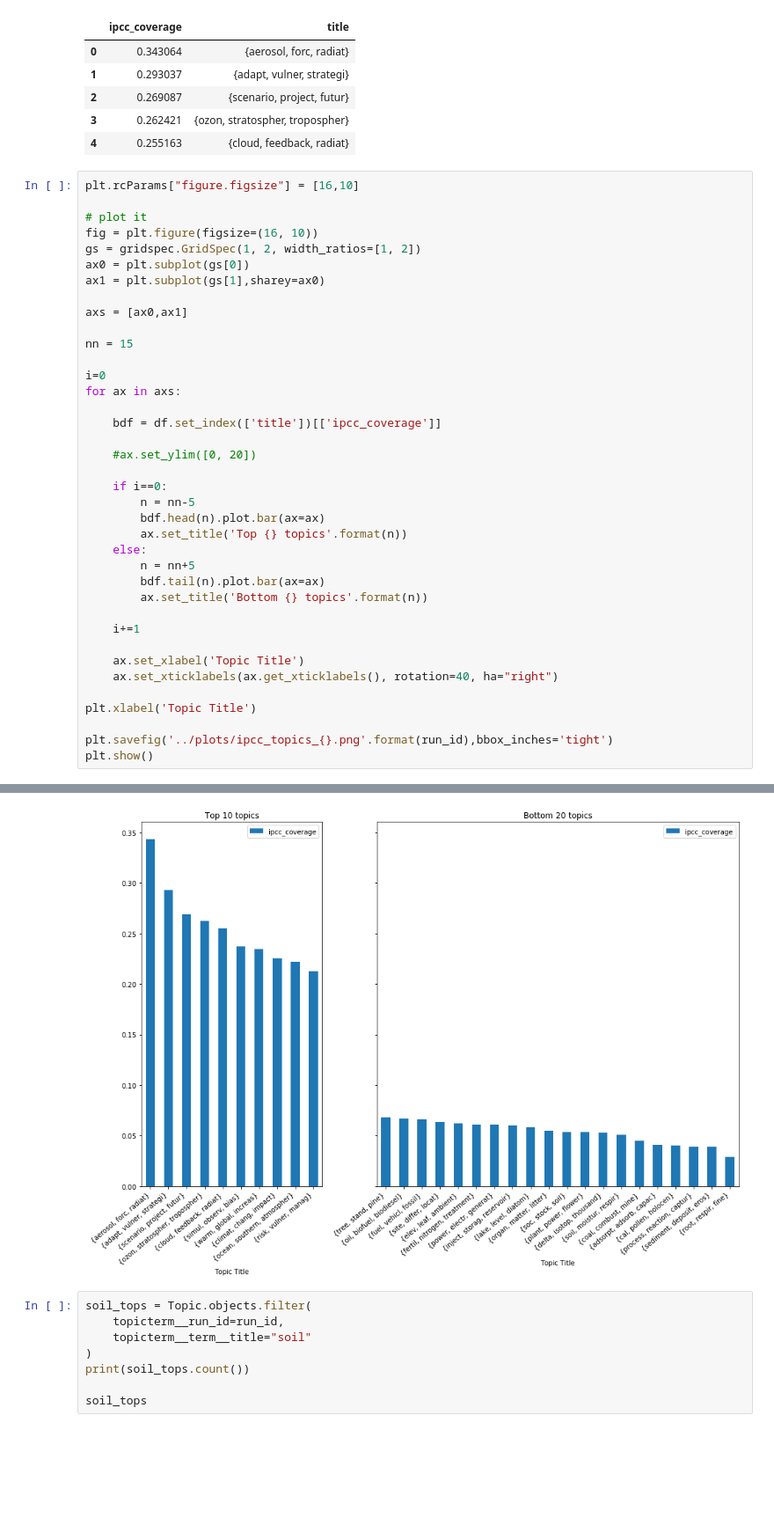
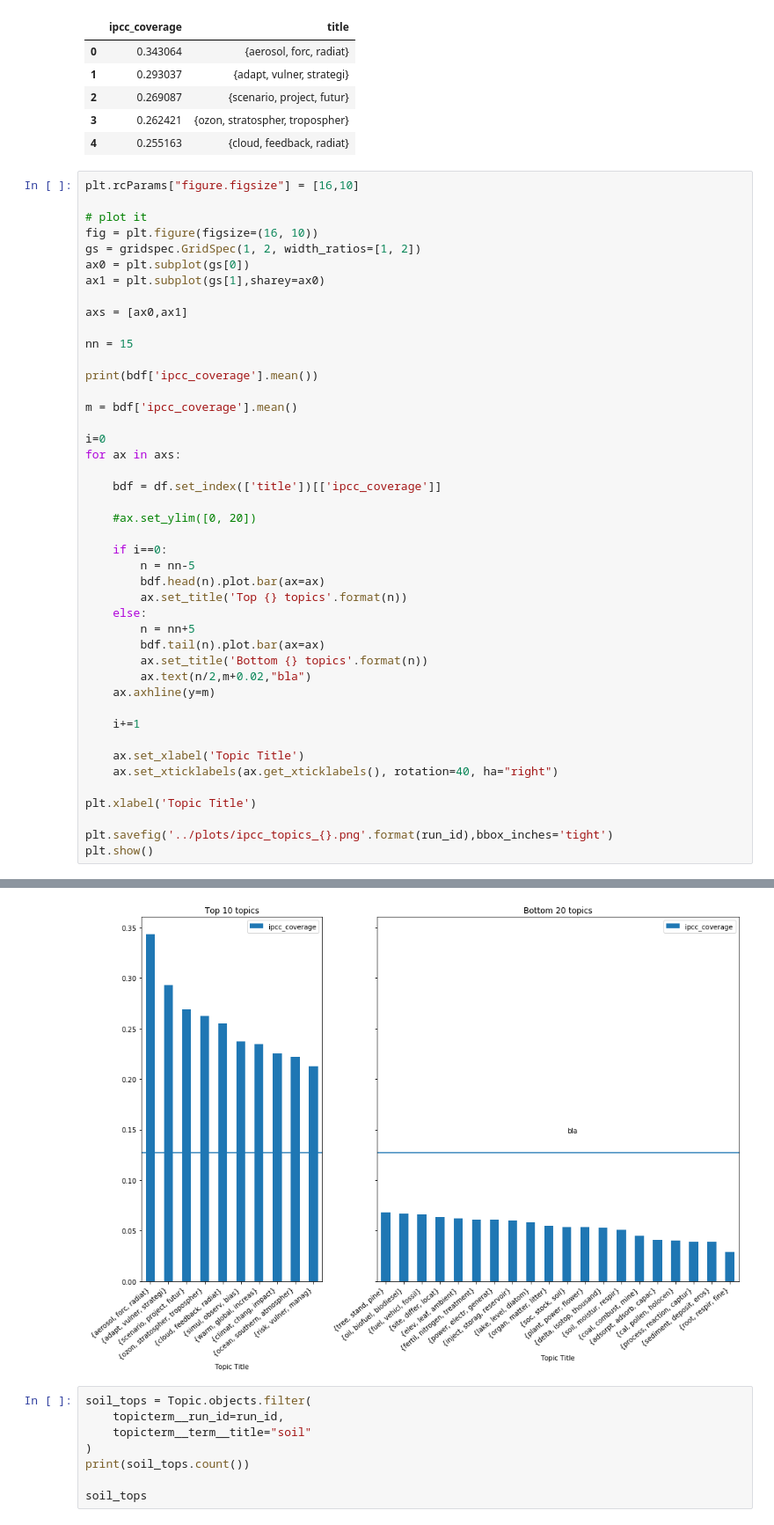
Before and after one commit to mcallaghan/cc-topography, a Jupyter notebook: code/IPCC_topics.ipynb, the cells around one changed output, grey strips where cells are left out. Shown: that part at 88% size. Drawn from its saved outputs; the diff is of its cells as text; blank space fills up the shorter version.

Commit message:
ipcc mean

```diff
--- a/code/IPCC_topics.ipynb
+++ b/code/IPCC_topics.ipynb
@@ -91,6 +91,10 @@ ax1 = plt.subplot(gs[1],sharey=ax0)
 axs = [ax0,ax1]
 
 nn = 15
+
+print(bdf['ipcc_coverage'].mean())
+
+m = bdf['ipcc_coverage'].mean()
 
 i=0
 for ax in axs:
@@ -107,6 +111,8 @@ for ax in axs:
         n = nn+5
         bdf.tail(n).plot.bar(ax=ax)
         ax.set_title('Bottom {} topics'.format(n))
+        ax.text(n/2,m+0.02,"bla")
+    ax.axhline(y=m)
 
     i+=1
 
@@ -121,4 +130,4 @@ plt.show()
-[figure, old version]
+[figure, new version]
 # %%
 soil_tops = Topic.objects.filter(
     topicterm__run_id=run_id,
```
Also changed, not shown: parts of 1 cell of this notebook, 1 other file.
